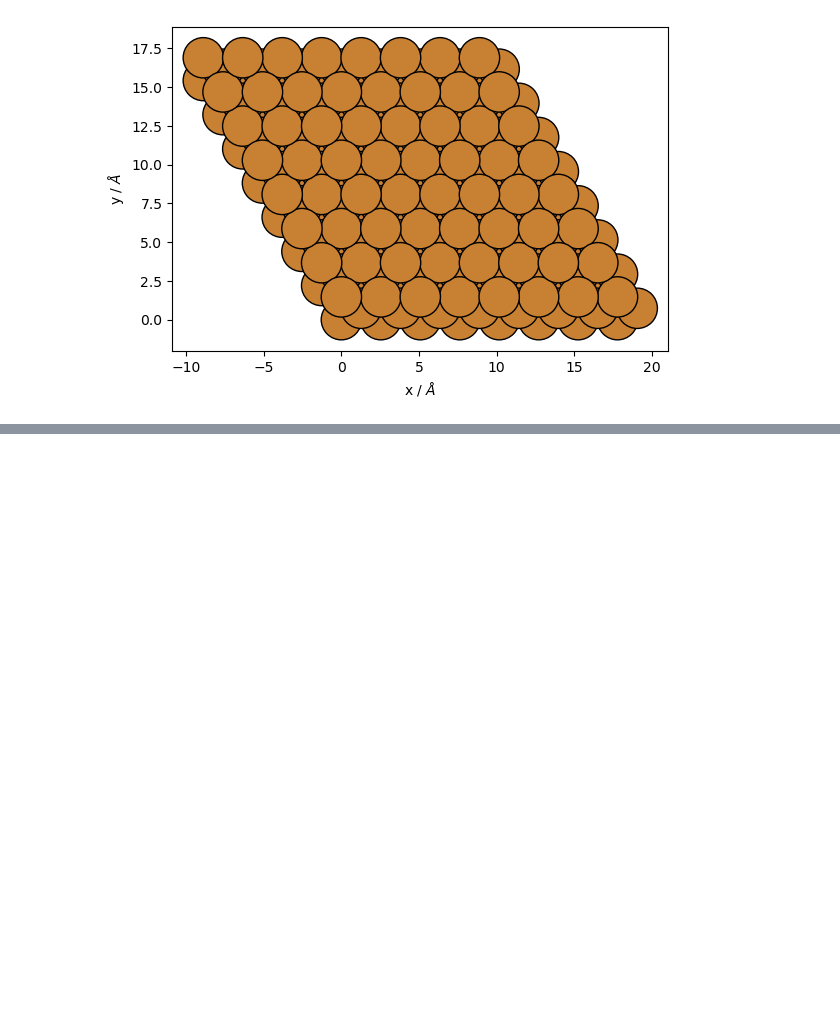
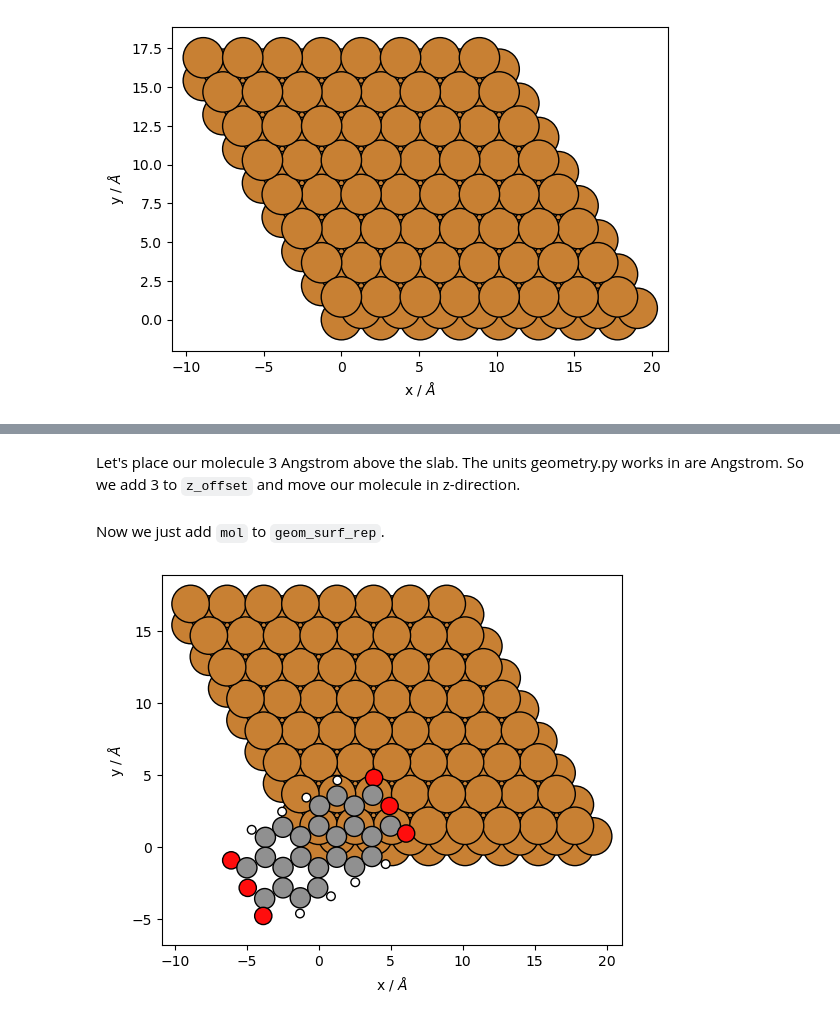
Before and after one commit to maurergroup/dfttools, a Jupyter notebook: tutorials/tutorial_geometry.ipynb, the cells around one changed output, grey strips where cells are left out. Drawn from its saved outputs; the diff is of its cells as text; code cells hidden in the pictures; blank space fills up the shorter version.

```diff
--- a/tutorials/tutorial_geometry.ipynb
+++ b/tutorials/tutorial_geometry.ipynb
@@ -52,0 +85,2 @@ geom_surf_rep.visualise()
+# %% [markdown]
+Let's place our molecule 3 Angstrom above the slab. The units geometry.py works in are Angstrom. So we add 3 to <code>z_offset</code> and move our molecule in z-direction.
@@ -52,0 +90,7 @@ geom_surf_rep.visualise()
+# %% [markdown]
+Now we just add <code>mol</code> to <code>geom_surf_rep</code>.
+# %%
+geom_mol = geom_surf_rep + mol
+geom_mol.visualise()
+# %% [output]
+[figure, added]
```
Also changed, not shown: parts of 29 cells of this notebook, 3 other files.
